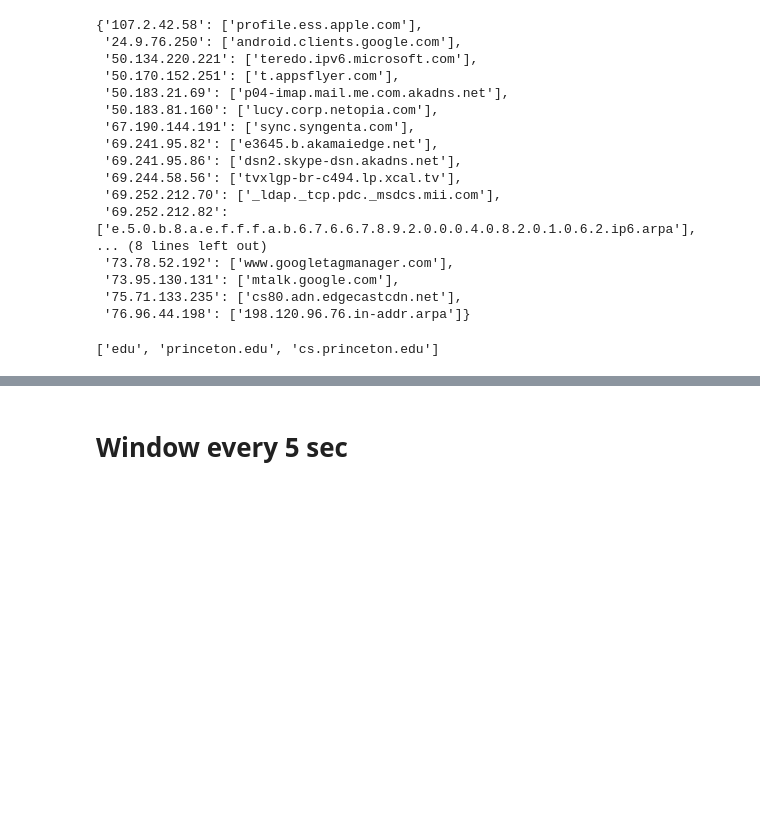
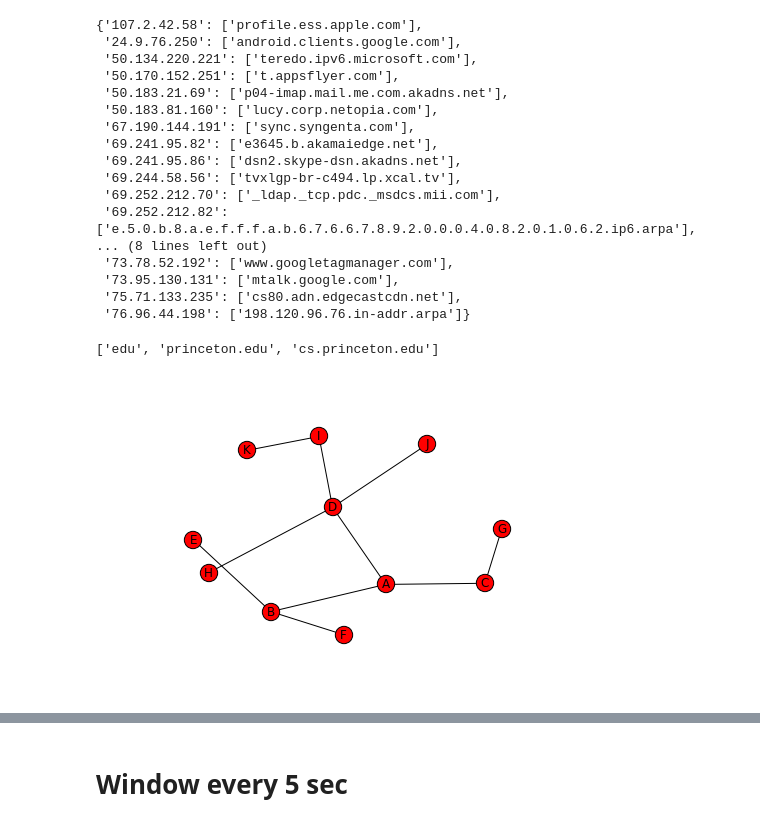
Before and after one commit to shahifaqeer/iot-dns, a Jupyter notebook: PIMA-1min-tree.ipynb, the cells around one changed output, grey strips where cells are left out. Cells and saved outputs as stored; diff of their text form; code cells hidden in the pictures; blank space fills up the shorter version.

```diff
--- a/PIMA-1min-tree.ipynb
+++ b/PIMA-1min-tree.ipynb
@@ -139,3 +135,34 @@ def add_branch(G, srcip, list_of_dns):
+# %%
+#TEST
+G = nx.Graph()
+G.add_node('A')
+G.add_node('B')
+G.add_node('C')
+G.add_node('D')
+G.add_node('E')
+G.add_node('F')
+G.add_node('G')
+G.add_node('H')
+G.add_node('I')
+G.add_node('J')
+G.add_node('K')
+G.add_node('A')
+
+G.add_edge('A', 'B')
+G.add_edge('A', 'B')
+G.add_edge('A', 'C')
+G.add_edge('A', 'D')
+G.add_edge('B', 'E')
+G.add_edge('B', 'F')
+G.add_edge('C', 'G')
+G.add_edge('D', 'H')
+G.add_edge('D', 'I')
+G.add_edge('D', 'J')
+G.add_edge('I', 'K')
+
+draw_domain_tree(G)
+# %% [output]
+[figure, added]
 # %%
 def create_domain_tree(df):
     '''input dataframe of [time, srcip, dns]
```
Also changed, not shown: parts of 12 cells of this notebook.
